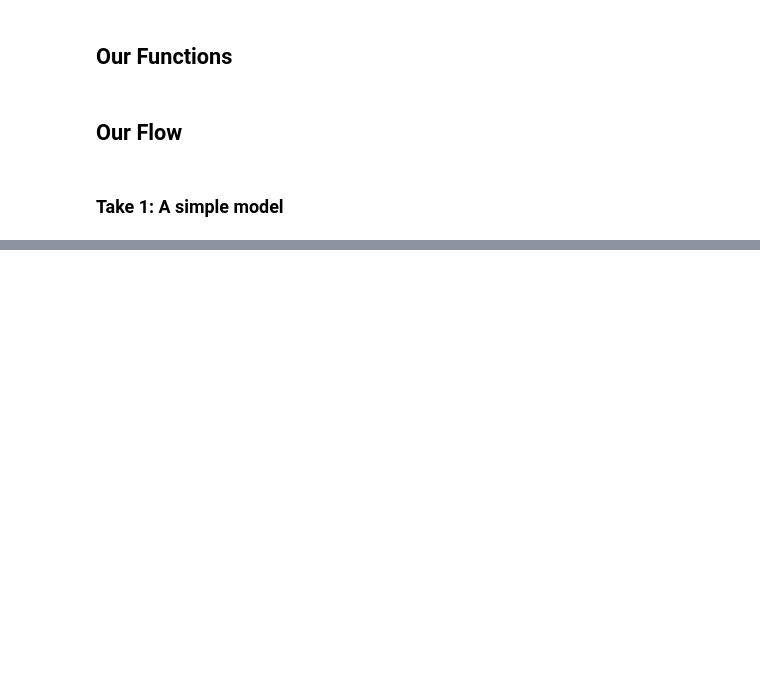
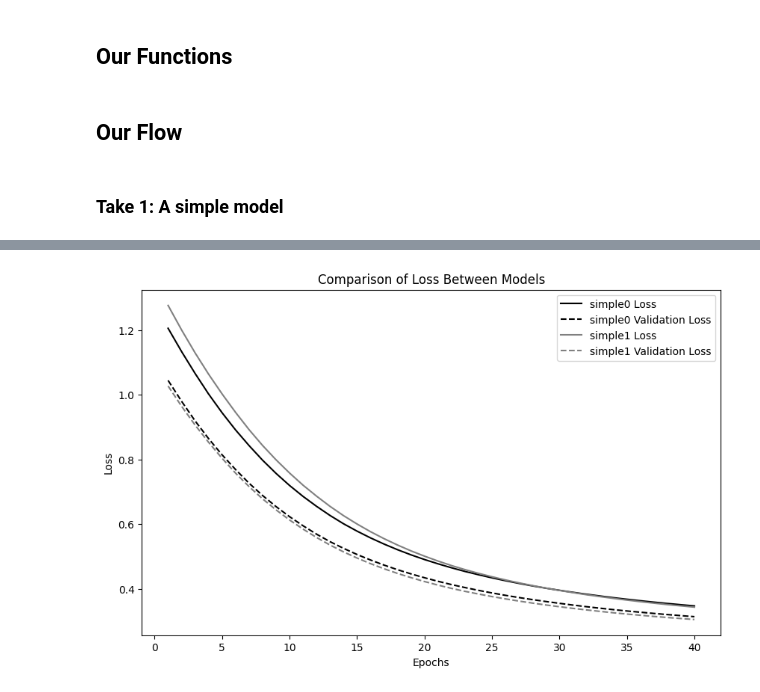
Before and after one commit to CSUMB-SCD-instructors/CST463, a Jupyter notebook: demos/demo-tensorflow/demo-tf.ipynb, the cells around one changed output, grey strips where cells are left out. Cells and saved outputs as stored; diff of their text form; code cells hidden in the pictures; blank space fills up the shorter version.

```diff
--- a/demos/demo-tensorflow/demo-tf.ipynb
+++ b/demos/demo-tensorflow/demo-tf.ipynb
@@ -176,0 +220,12 @@ Epoch 40/40
+# %%
+(X_train, X_test, y_train, y_test) = make_data(num_input_features=NUM_INPUT_FEATURES)
+
+plot_multiple_histories(
+  {
+    "simple0": train_model(make_binary_classification_model(), X_train, y_train),
+    "simple1": train_model(make_binary_classification_model(), X_train, y_train),
+  },
+    show_validation=True
+)
+# %% [output]
+[figure, added]
```
Also changed, not shown: parts of 11 cells of this notebook, 5 other files.
